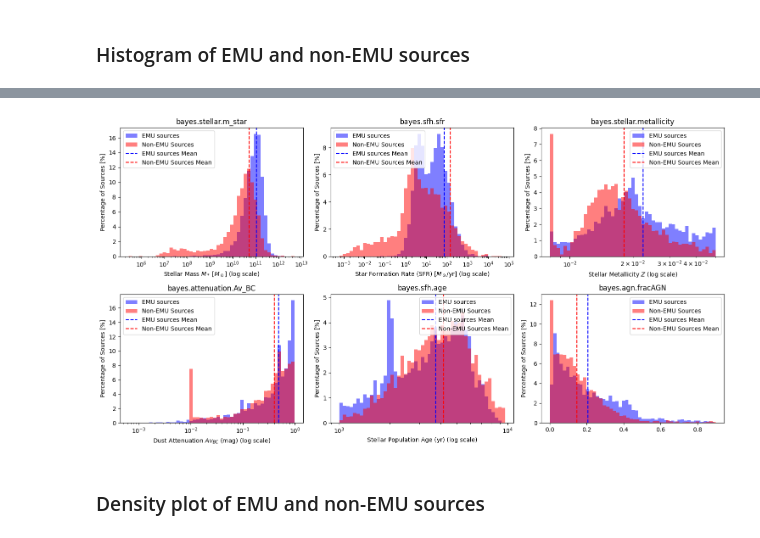
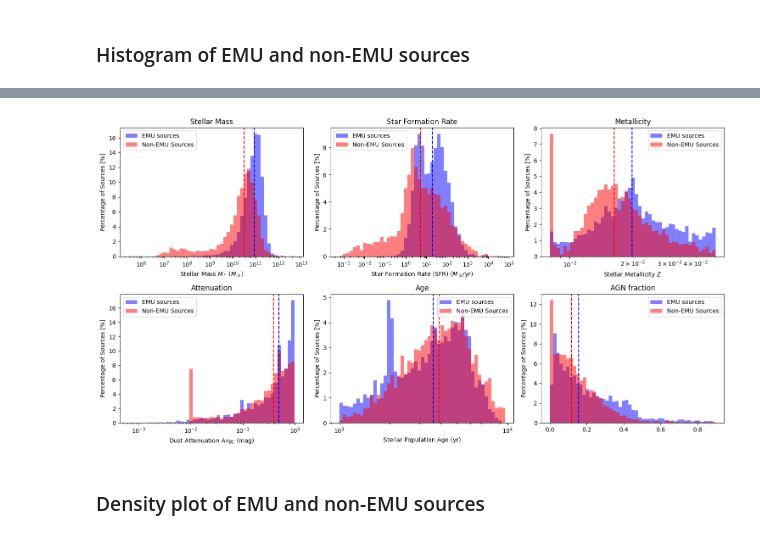
Before and after one commit to theWebTardigrade/fundamental-properties-of-EMU-radio-sources, a Jupyter notebook: code/8.5_CIGALE_results_EMU_vs_NON-EMU.ipynb, the cells around one changed output, grey strips where cells are left out. Cells and saved outputs as stored; diff of their text form; code cells hidden in the pictures.

```diff
--- a/code/8.5_CIGALE_results_EMU_vs_NON-EMU.ipynb
+++ b/code/8.5_CIGALE_results_EMU_vs_NON-EMU.ipynb
@@ -55,7 +60,7 @@ Number of non-emu objects with x²_red <= 5: 3032
 # %%
 def plot_log_hist_percent_2rows_sns(
     df1, df2, columns, x_labels, legend_positions,
-    labels=("DF1", "DF2"), figsize=(15, 8), bins=50
+    labels, titles, figsize=(15, 8), bins=50
 ):
     """
     Plot histograms with y-axis as percentage of total sources for two DataFrames in 2 rows.
@@ -103,8 +108,8 @@ def plot_log_hist_percent_2rows_sns(
                 color='red'
             )
             # Means
-            ax.axvline(data1.mean(), color='blue', linestyle='dashed', linewidth=1.5, label=f"{labels[0]} Mean")
-            ax.axvline(data2.mean(), color='red', linestyle='dashed', linewidth=1.5, label=f"{labels[1]} Mean")
+            ax.axvline(data1.median(), color='blue', linestyle='dashed', linewidth=1.5)
+            ax.axvline(data2.median(), color='red', linestyle='dashed', linewidth=1.5)
 
         else:
             # Log scale
@@ -131,13 +136,13 @@ def plot_log_hist_percent_2rows_sns(
                 color='red'
             )
             ax.set_xscale('log')
-            ax.set_xlabel(x_labels[i] + " (log scale)")
+            ax.set_xlabel(x_labels[i])
 
             # Means (log scale plots)
-            ax.axvline(data1.mean(), color='blue', linestyle='dashed', linewidth=1.5, label=f"{labels[0]} Mean")
-            ax.axvline(data2.mean(), color='red', linestyle='dashed', linewidth=1.5, label=f"{labels[1]} Mean")
+            ax.axvline(data1.median(), color='blue', linestyle='dashed', linewidth=1.5)
+            ax.axvline(data2.median(), color='red', linestyle='dashed', linewidth=1.5)
 
-        ax.set_title(col)
+        ax.set_title(titles[i])
         ax.set_ylabel('Percentage of Sources [%]')
         ax.legend(loc=legend_positions[i])
 
@@ -152,35 +179,25 @@ def plot_log_hist_percent_2rows_sns(
 # %%
-legend_positions = [
-    'upper left',
-    'upper left',
-    'upper right',
-    'upper left',
-    'upper right',
-    'upper right'
-]
-
-
-
 plot_log_hist_percent_2rows_sns(
     df1=emu_sources_best,
     df2=nonemu_sources_best,
     columns=[
         'bayes.stellar.m_star', 'bayes.sfh.sfr', 'bayes.stellar.metallicity',
         'bayes.attenuation.Av_BC', 'bayes.sfh.age', 'bayes.agn.fracAGN'
     ],
     x_labels=[
-        r"Stellar Mass $M_*$ [$M_\odot$]",
-        r"Star Formation Rate (SFR) [$M_\odot$/yr]",
+        r"Stellar Mass $M_*$ ($M_\odot$)",
+        r"Star Formation Rate (SFR) ($M_\odot$/yr)",
         r"Stellar Metallicity $Z$",
         r"Dust Attenuation $Av_{BC}$ (mag)",
         r"Stellar Population Age (yr)",
         r"AGN Fraction"
     ],
     labels=("EMU sources", "Non-EMU Sources"),
-    legend_positions=legend_positions
+    legend_positions= ['upper left', 'upper left','upper right','upper left','upper right','upper right' ],
+    titles = ['Stellar Mass', 'Star Formation Rate', 'Metallicity', 'Attenuation', 'Age', 'AGN fraction']
 )
 # %% [output]
-[figure, old version]
+[figure, new version]
 # %% [markdown]
 ### Density plot of EMU and non-EMU sources
 # %%
```
Also changed, not shown: parts of 3 cells of this notebook.
